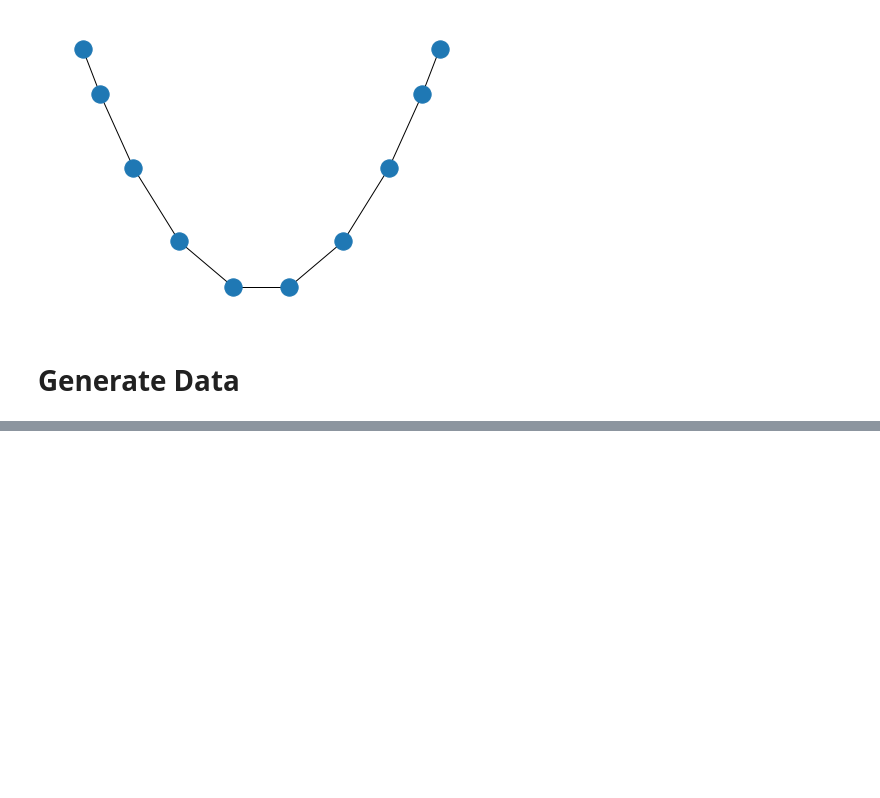
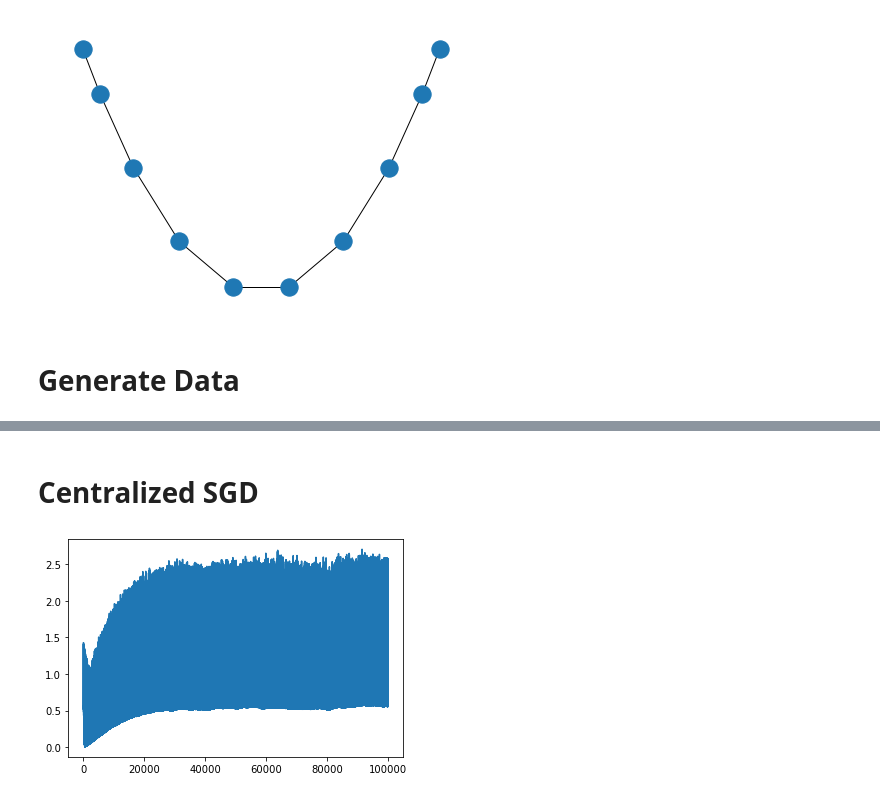
Before and after one commit to evanjfaulkner/Distributed-Opt, a Jupyter notebook: distributed_opt_ex.ipynb, the cells around one changed output, grey strips where cells are left out. Drawn from its saved outputs; the diff is of its cells as text; code cells hidden in the pictures; blank space fills up the shorter version.

Commit message:
centralized SGD

```diff
--- a/distributed_opt_ex.ipynb
+++ b/distributed_opt_ex.ipynb
@@ -60,0 +65,48 @@ plt.show()
+# %%
+def hinge_loss(x,y,w,xi,lambda_r):  # Hinge loss with offset
+    try:
+        m = len(y)
+    except:
+        m = 1
+    y_hat = np.dot(w,x) + xi
+    hinge = np.mean(np.maximum(1 - (y*y_hat), 0))
+    reg = lambda_r*(0.5*la.norm(w)**2)
+    return hinge + reg
+
+def hinge_grad_batch(X,y,w,xi,lambda_r):  # Batch gradient calculation evaluated at xi (only update w)
+    y_hat = np.dot(X,w) + xi
+    mask = np.array([yh<=1 for yh in y_hat])
+    return lambda_r*w - np.mean(X*(mask*y).reshape((-1,1)), axis=0)
+
+def hinge_grad_sgd(x,y,w,xi,lambda_r):  # Single sample gradient calculation for SGD
+    y_hat = np.dot(w,x) + xi
+    if y*y_hat<=1:
+        return lambda_r*w - x*y.reshape((-1,1))
+    else:
+        return lambda_r*w
+# %% [markdown]
+# Centralized SGD
+# %%
+w = np.zeros(d)  # Initialize decision boundary
+epochs = 1
+step = 1e-3  # Step size
+lambda_r = 1e-1  # Regularization parameter
+loss = []
+w_hist = []
+idx = [i for i in range(len(X))]
+
+# Run SGD with single samples for training
+for i in trange(epochs):
+    np.random.shuffle(idx)  # Shuffle training examples
+    for j in idx:
+        x = X[j]
+        w_hist.append(w.reshape((-1,)))
+        w = w - step*hinge_grad_batch(x,y[j],w,xi_t,lambda_r)
+        w.reshape((2,))
+        loss.append(hinge_loss(x,y[j],w,xi_t,lambda_r))
+
+plt.figure()
+plt.plot(loss)
+plt.show()
+# %% [output]
+[figure, added]
```
Also changed, not shown: parts of 8 cells of this notebook.
